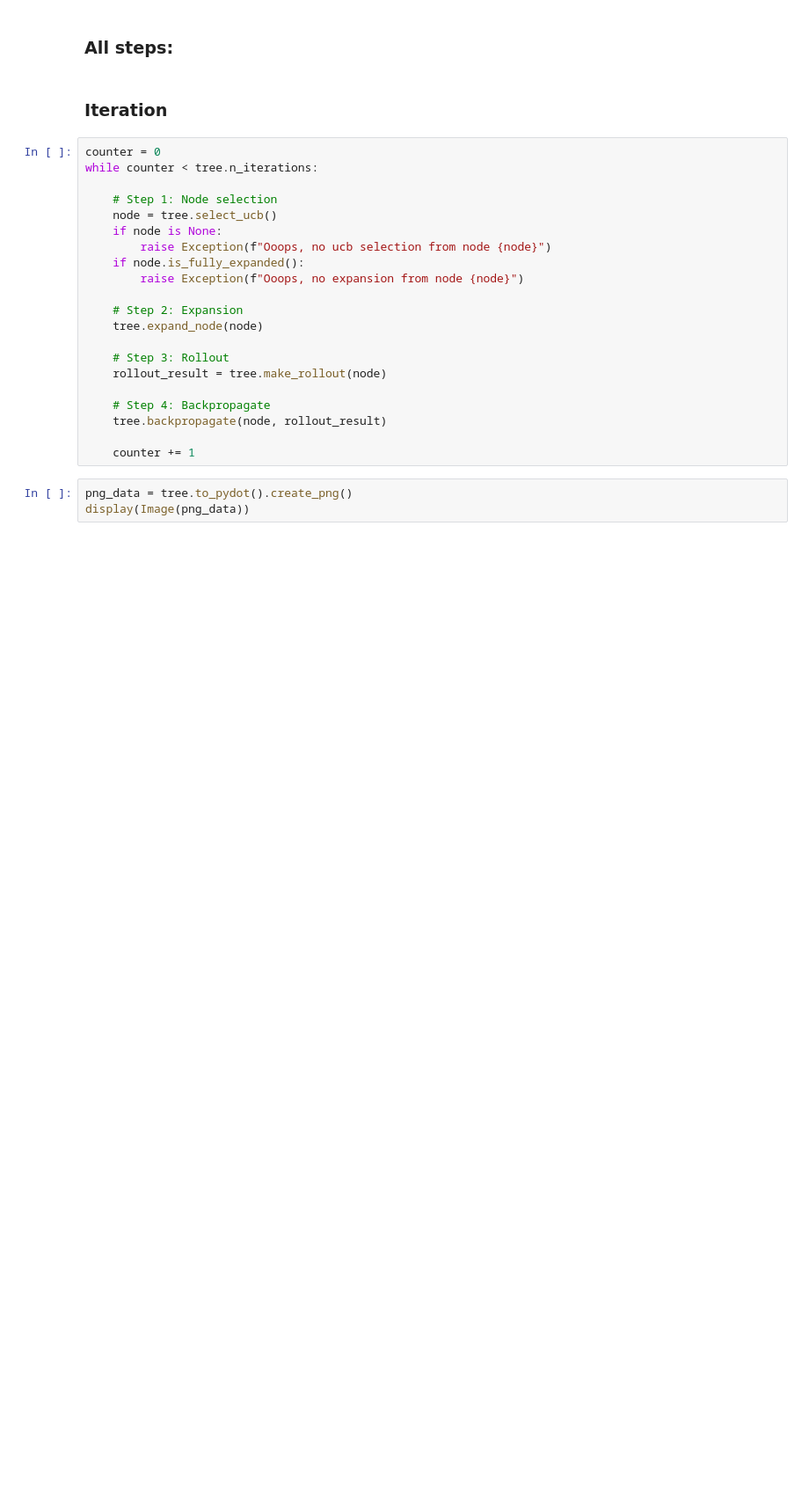
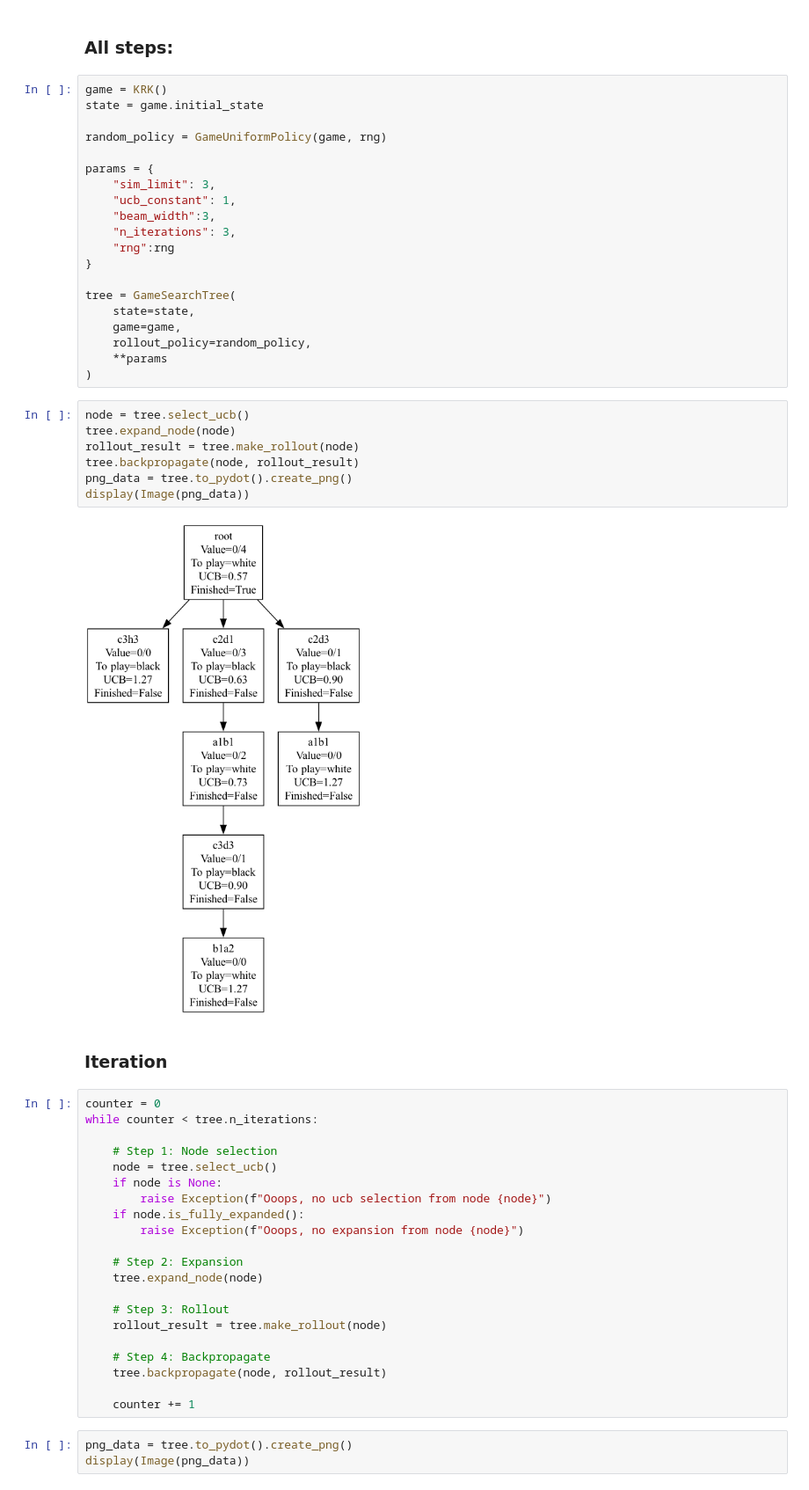
Before and after one commit to EAndrade-Lotero/ChessFinalistMCTS, a Jupyter notebook: notebooks/test_trees.ipynb, the cells around one changed output. Shown at 88% size. Cells and saved outputs as stored; diff of their text form; blank space fills up the shorter version.

Commit message:
update test tree

```diff
--- a/notebooks/test_trees.ipynb
+++ b/notebooks/test_trees.ipynb
@@ -118,5 +118,34 @@ display(Image(png_data))
 # %% [markdown]
 ### All steps:
+# %%
+game = KRK()
+state = game.initial_state
+
+random_policy = GameUniformPolicy(game, rng)
+
+params = {
+    "sim_limit": 3,
+    "ucb_constant": 1,
+    "beam_width":3,
+    "n_iterations": 3,
+    "rng":rng
+}
+
+tree = GameSearchTree(
+    state=state,
+    game=game,
+    rollout_policy=random_policy,
+    **params
+)
+# %%
+node = tree.select_ucb()
+tree.expand_node(node)
+rollout_result = tree.make_rollout(node)
+tree.backpropagate(node, rollout_result)
+png_data = tree.to_pydot().create_png()
+display(Image(png_data))
+# %% [output]
+[figure, added]
 # %% [markdown]
 ### Iteration
 # %%
```
Also changed, not shown: parts of 3 cells of this notebook.
